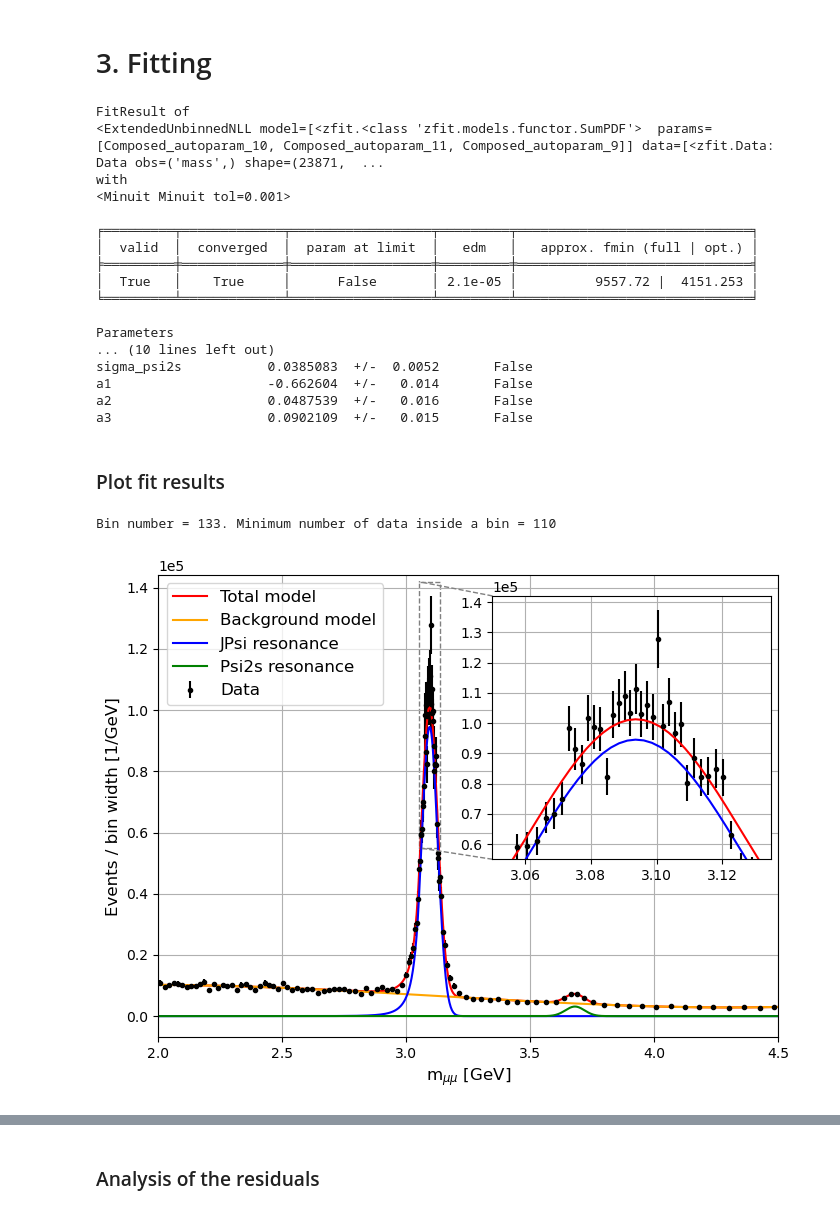
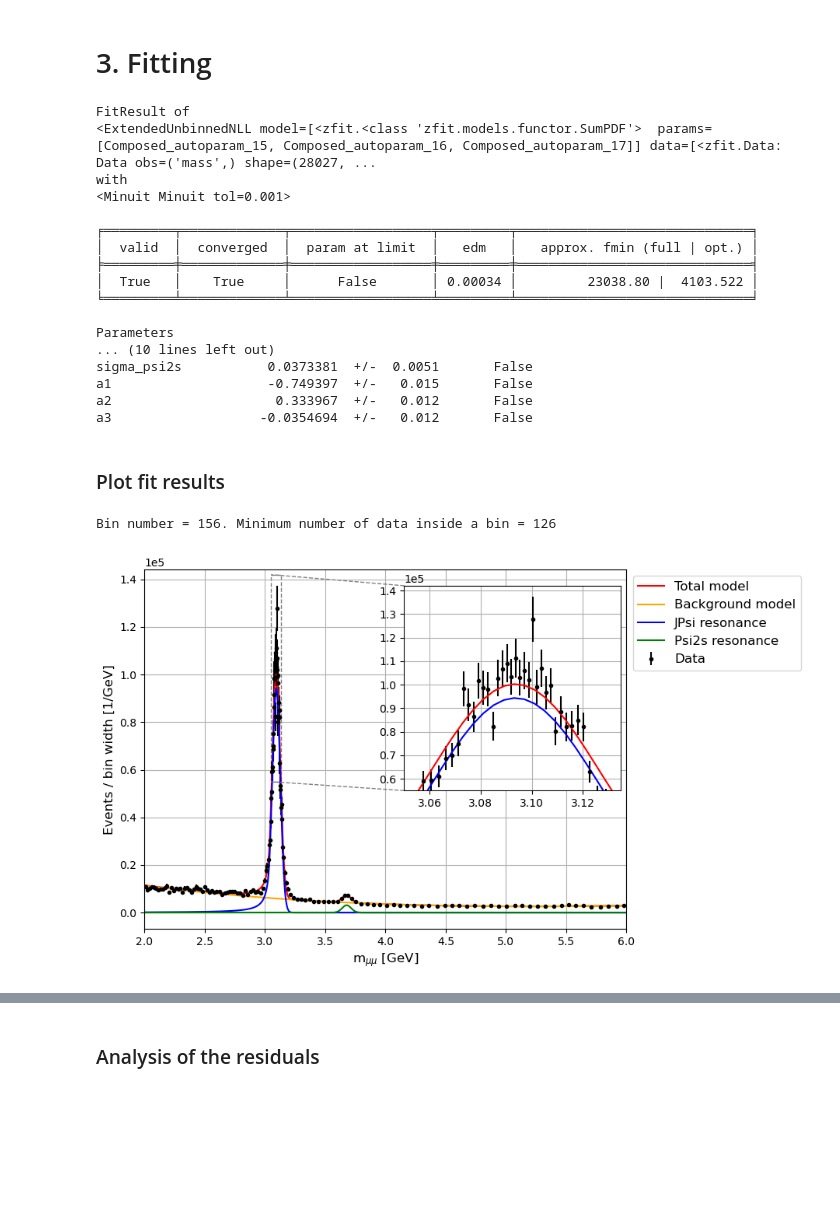
Before and after one commit to Matteo-Bellino/SMATEP_Project, a Jupyter notebook: Psi2S_RadanoBellino.ipynb, the cells around one changed output, grey strips where cells are left out. Cells and saved outputs as stored; diff of their text form; code cells hidden in the pictures; blank space fills up the shorter version.

Commit message:
Graphs adjusted and upper limit moved to & GeV:
Created a graph that might be useful for the introduction, other graphs
adjusted, legends moved, zooms moved etc.

```diff
--- a/Psi2S_RadanoBellino.ipynb
+++ b/Psi2S_RadanoBellino.ipynb
@@ -27,7 +27,7 @@ from matplotlib.ticker import ScalarFormatter
 # %% [markdown]
 # 1. Loading data
 # %%
-mass_cut_HS = 4.5
+mass_cut_HS = 6
 mass_cut_LS = 6
 fs = '12'
 #If we cut the data at mass = 4, the chi squared gets from 2.3 to 1.5 where the one tailed limit for 90% confidence interval is 1.2.
@@ -76,0 +77,27 @@ Bin number: 77
+# %%
+# Plotting raw data
+import matplotlib.patches as patches
+normalize = True
+scale     = 'log'
+bin_num   = int(np.sqrt(len(data_HS))/2)
+print(f'Bin number: {bin_num}')
+
+plt.figure(figsize=(8,6))
+#plt.grid(1)
+bin_counts, bin_edges = np.histogram(data_HS, bins=bin_num, range = (2,6))
+bin_widths = np.diff(bin_edges)
+plt.bar(bin_edges[0:-1], bin_counts/bin_widths[0], width = bin_widths, align = "edge", color = "blue", label = "Data")
+plt.xlabel('$m_{\\mu\\mu}$ [GeV]', fontsize = fs) # Use double slash for latex command
+plt.ylabel(f'Events / {bin_widths[0]:.2f} GeV', fontsize = fs)
+plt.xlim((2,6))
+plt.yscale(scale)
+
+plt.text(3.3,10**4 * 6, "J/$\\Psi$", fontsize = 20)
+plt.text(4,10**3 * 7, "$\\Psi$(2S):\nXS=XS$^{err+}_{err_-}$\nM = mass $\pm$ err", fontsize = 20, color = "red")
+
+highlight = patches.Rectangle((3.5, 10**3 * 3.3), 0.35, 6000,
+                              linewidth=2, edgecolor='red', facecolor='none', linestyle='--')
+plt.gca().add_patch(highlight)
+
+plt.savefig("Introductive_graph.png")
+plt.show()
@@ -175,22 +205,22 @@ result.hesse() #fast error computation (less precise)
 print(result)
 # %% [output]
 FitResult of
-<ExtendedUnbinnedNLL model=[<zfit.<class 'zfit.models.functor.SumPDF'>  params=[Composed_autoparam_10, Composed_autoparam_11, Composed_autoparam_9]] data=[<zfit.Data: Data obs=('mass',) shape=(23871,  ...
+<ExtendedUnbinnedNLL model=[<zfit.<class 'zfit.models.functor.SumPDF'>  params=[Composed_autoparam_15, Composed_autoparam_16, Composed_autoparam_17]] data=[<zfit.Data: Data obs=('mass',) shape=(28027, ...
 with
 <Minuit Minuit tol=0.001>
 
 ╒═════════╤═════════════╤══════════════════╤═════════╤══════════════════════════════╕
 │  valid  │  converged  │  param at limit  │   edm   │   approx. fmin (full | opt.) │
 ╞═════════╪═════════════╪══════════════════╪═════════╪══════════════════════════════╡
-│  True   │    True     │      False       │ 2.1e-05 │          9557.72 |  4151.253 │
+│  True   │    True     │      False       │ 0.00034 │         23038.80 |  4103.522 │
 ╘═════════╧═════════════╧══════════════════╧═════════╧══════════════════════════════╛
 
 Parameters
 ... (10 lines left out)
-sigma_psi2s           0.0385083  +/-  0.0052       False
-a1                    -0.662604  +/-   0.014       False
-a2                    0.0487539  +/-   0.016       False
-a3                    0.0902109  +/-   0.015       False
+sigma_psi2s           0.0373381  +/-  0.0051       False
+a1                    -0.749397  +/-   0.015       False
+a2                     0.333967  +/-   0.012       False
+a3                   -0.0354694  +/-   0.012       False
 # %% [markdown]
 ### Plot fit results
 # %%
@@ -220,37 +250,37 @@ ax.plot(x,graph_total_model, label='Total model', color = "red")
 ax.plot(x,graph_bkg,   label='Background model', color="orange")
 ax.plot(x,graph_JPsi,  label='JPsi resonance', color = "blue")
 ax.plot(x,graph_Psi2s, label='Psi2s resonance', color = "green")
 
 ax_zoom = inset_axes(ax, width="45%", height="57%", loc='upper right', bbox_to_anchor=(0, -0.03, 1, 1), bbox_transform=ax.transAxes)
 ax_zoom.errorbar(bin_centers, binned_data/bin_widths, yerr=err_binned_data/bin_widths, fmt='.', label='Data', color = "black")
 ax_zoom.plot(x,graph_total_model, label='Total model', color = "red")
 ax_zoom.plot(x,graph_bkg,   label='Background model', color="orange")
 ax_zoom.plot(x,graph_JPsi,  label='JPsi resonance', color = "blue")
 ax_zoom.plot(x,graph_Psi2s, label='Psi2s resonance', color = "green")
 x_box = [3.05,3.135]
 y_box = [0.55e5,1.42e5]
 ax_zoom.set_xlim(x_box)
 ax_zoom.set_ylim(y_box)
 ax_zoom.yaxis.set_major_formatter(ScalarFormatter())
 ax_zoom.yaxis.get_major_formatter().set_scientific(True)
 ax_zoom.yaxis.get_major_formatter().set_powerlimits((0, 0))
 ax_zoom.grid()
 mark_inset(ax, ax_zoom, loc1=2, loc2=3, fc="none", ec="0.5", linestyle='--')
 
 ax.set_xlabel("m$_{\\mu\\mu}$ [GeV]", fontsize = fs)
 ax.set_ylabel(f"Events / bin width [1/GeV]", fontsize = fs)
-ax.legend(fontsize = fs, loc='upper left')
+ax.legend(fontsize = fs, loc='upper left', bbox_to_anchor=(1, 1))
 ax.set_xlim([2,mass_cut_HS])
 ax.set_yscale('linear')
 ax.yaxis.set_major_formatter(ScalarFormatter())
 ax.yaxis.get_major_formatter().set_scientific(True)
 ax.yaxis.get_major_formatter().set_powerlimits((0, 0))
 ax.grid()
-#plt.savefig("HS_Fit_components.png")
+plt.savefig("wrong_HS_Fit_components.png")
 plt.show()
 # %% [output]
-Bin number = 133. Minimum number of data inside a bin = 110
+Bin number = 156. Minimum number of data inside a bin = 126
-[figure, old version]
+[figure, new version]
 # %%
 # Plotting only the combined model over the data in log scale and the residuals
 fig, (ax_plot, ax_res) = plt.subplots(2,1, figsize=(8,6), sharex = True, gridspec_kw={'height_ratios': [2, 1]})
```
Also changed, not shown: parts of 8 cells of this notebook.
